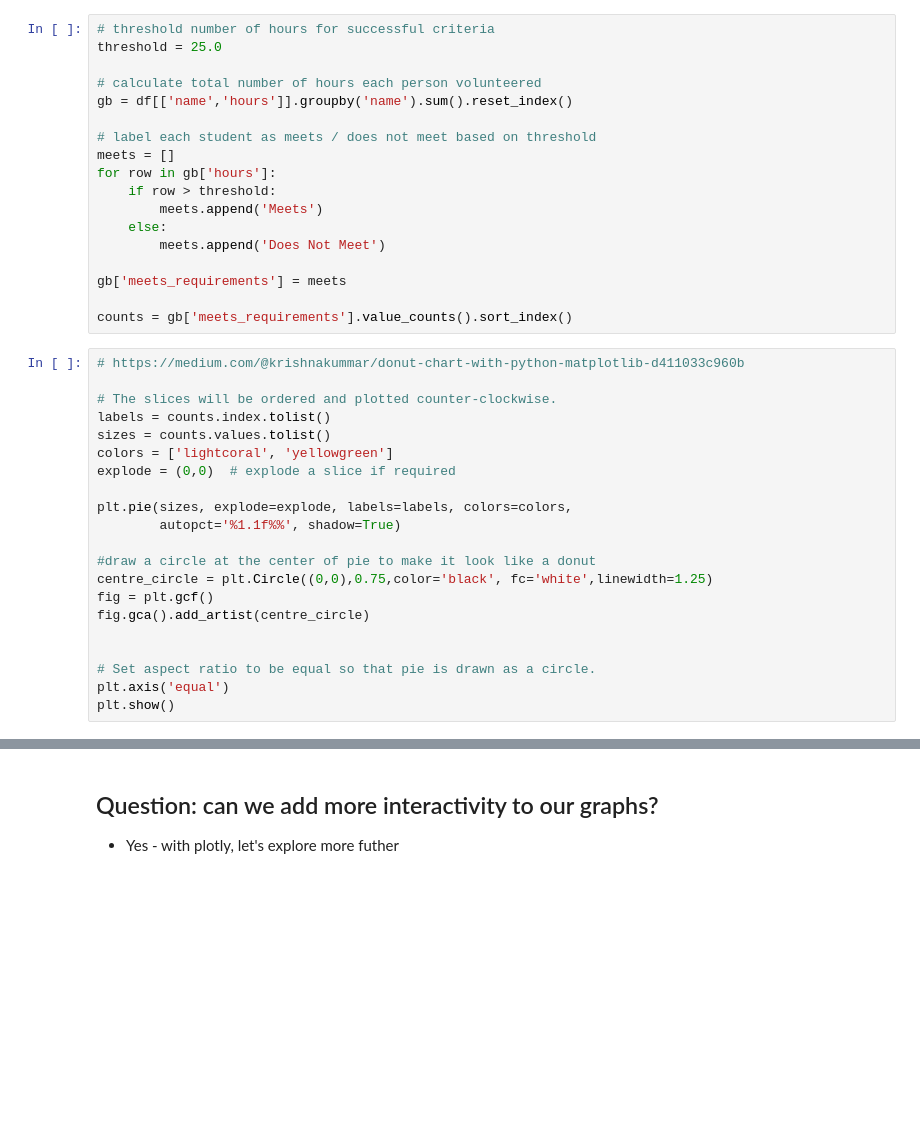
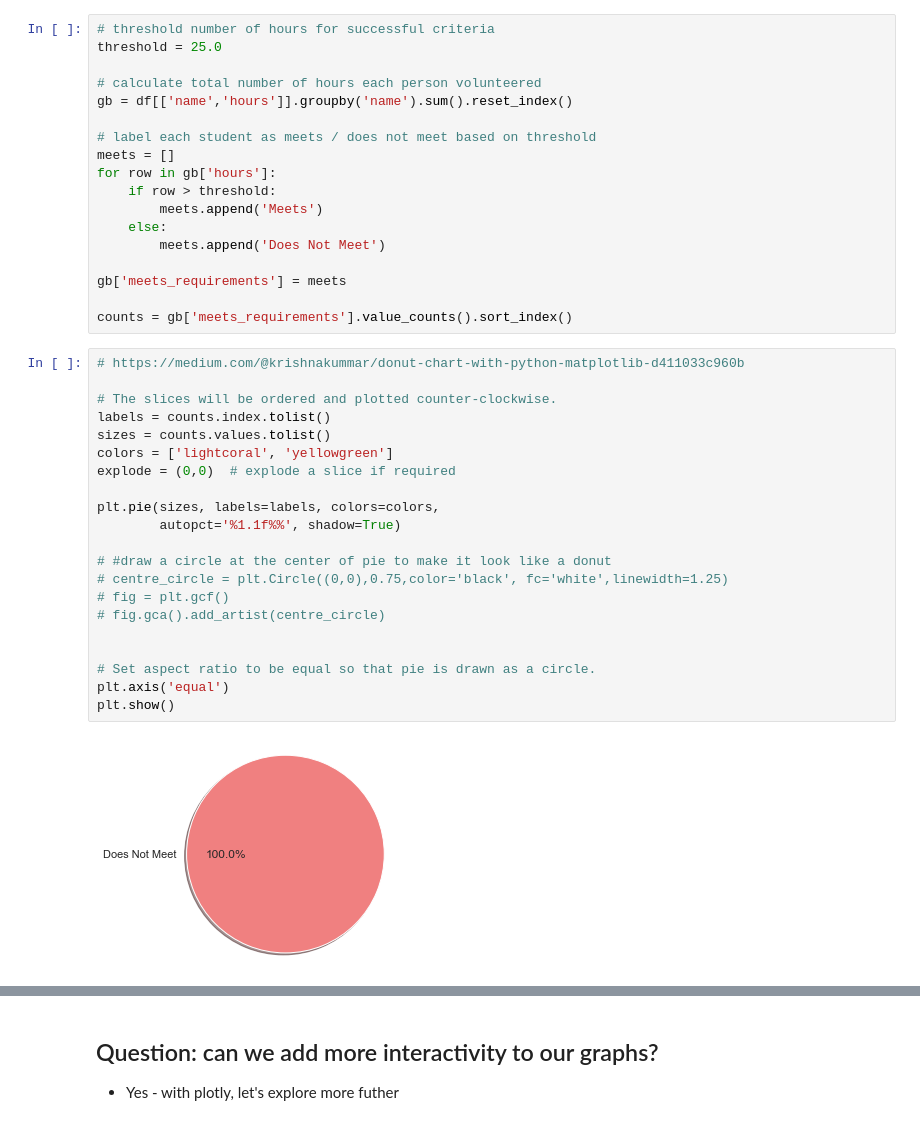
Before and after one commit to Vishwa-Muthuraman/team75_sample_site, a Jupyter notebook: Website_Database_Reporting.ipynb, the cells around one changed output, grey strips where cells are left out. Drawn from its saved outputs; the diff is of its cells as text; blank space fills up the shorter version.

```diff
--- a/Website_Database_Reporting.ipynb
+++ b/Website_Database_Reporting.ipynb
@@ -71,24 +76,26 @@ counts = gb['meets_requirements'].value_counts().sort_index()
 # %%
 # https://medium.com/@krishnakummar/donut-chart-with-python-matplotlib-d411033c960b
 
 # The slices will be ordered and plotted counter-clockwise.
 labels = counts.index.tolist()
 sizes = counts.values.tolist()
 colors = ['lightcoral', 'yellowgreen']
 explode = (0,0)  # explode a slice if required
 
-plt.pie(sizes, explode=explode, labels=labels, colors=colors,
+plt.pie(sizes, labels=labels, colors=colors,
         autopct='%1.1f%%', shadow=True)
 
-#draw a circle at the center of pie to make it look like a donut
-centre_circle = plt.Circle((0,0),0.75,color='black', fc='white',linewidth=1.25)
-fig = plt.gcf()
-fig.gca().add_artist(centre_circle)
+# #draw a circle at the center of pie to make it look like a donut
+# centre_circle = plt.Circle((0,0),0.75,color='black', fc='white',linewidth=1.25)
+# fig = plt.gcf()
+# fig.gca().add_artist(centre_circle)
 
 
 # Set aspect ratio to be equal so that pie is drawn as a circle.
 plt.axis('equal')
 plt.show()
+# %% [output]
+[figure, added]
 # %%
 gb = df[['name', 'hours']].groupby('name').sum()
 gb.plot.bar()
```
Also changed, not shown: parts of 8 cells of this notebook, 5 other files.
